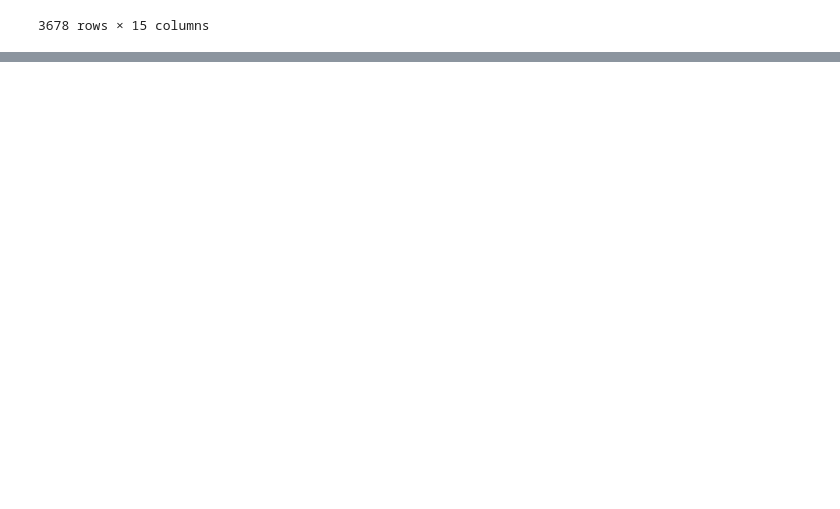
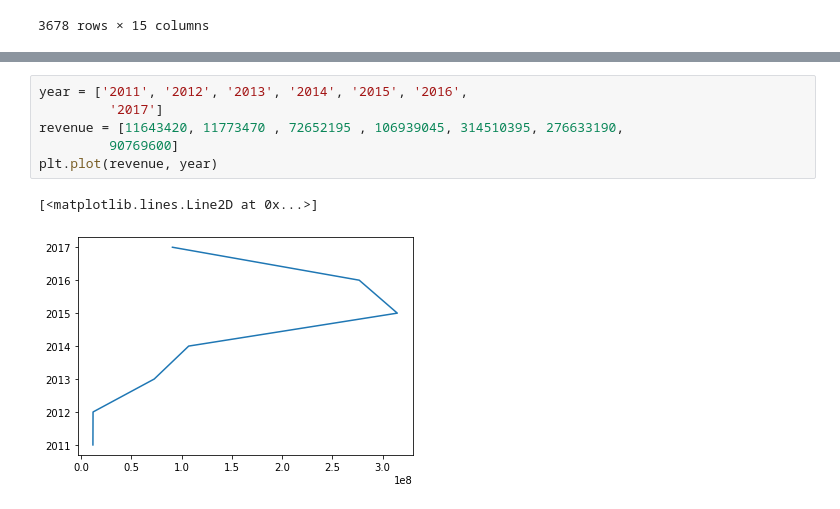
Before and after one commit to LilianDorst/UCDProject, a Jupyter notebook: udemy.ipynb, the cells around one changed output, grey strips where cells are left out. Drawn from its saved outputs; the diff is of its cells as text; blank space fills up the shorter version.

```diff
--- a/udemy.ipynb
+++ b/udemy.ipynb
@@ -339,0 +349,9 @@ df.sort_values('Year')
+# %%
+year = ['2011', '2012', '2013', '2014', '2015', '2016',
+         '2017']
+revenue = [11643420, 11773470 , 72652195 , 106939045, 314510395, 276633190,
+         90769600]
+plt.plot(revenue, year)
+# %% [output]
+[<matplotlib.lines.Line2D at 0x...>]
+[figure, added]
```
Also changed, not shown: parts of 1 cell of this notebook.
